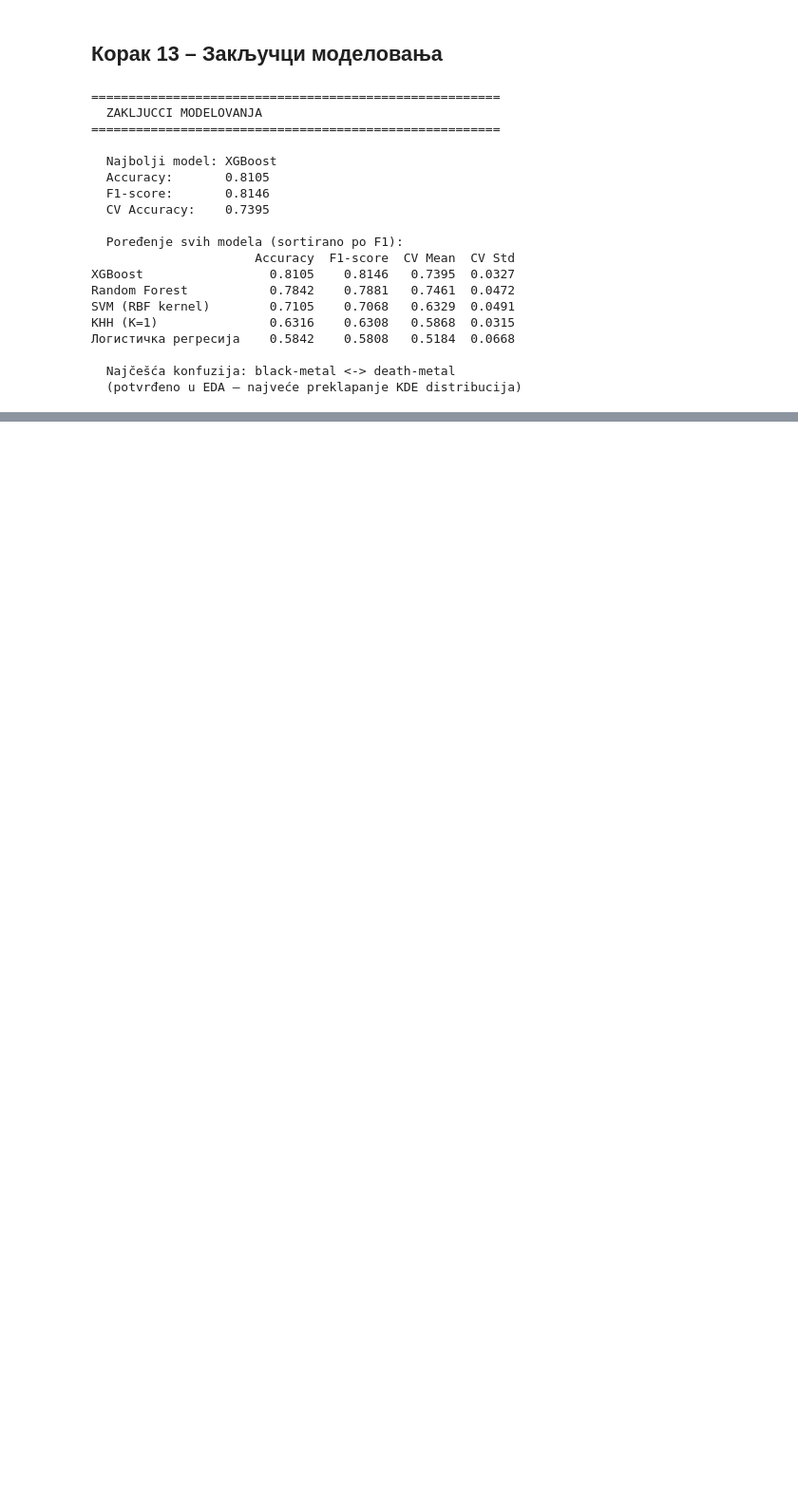
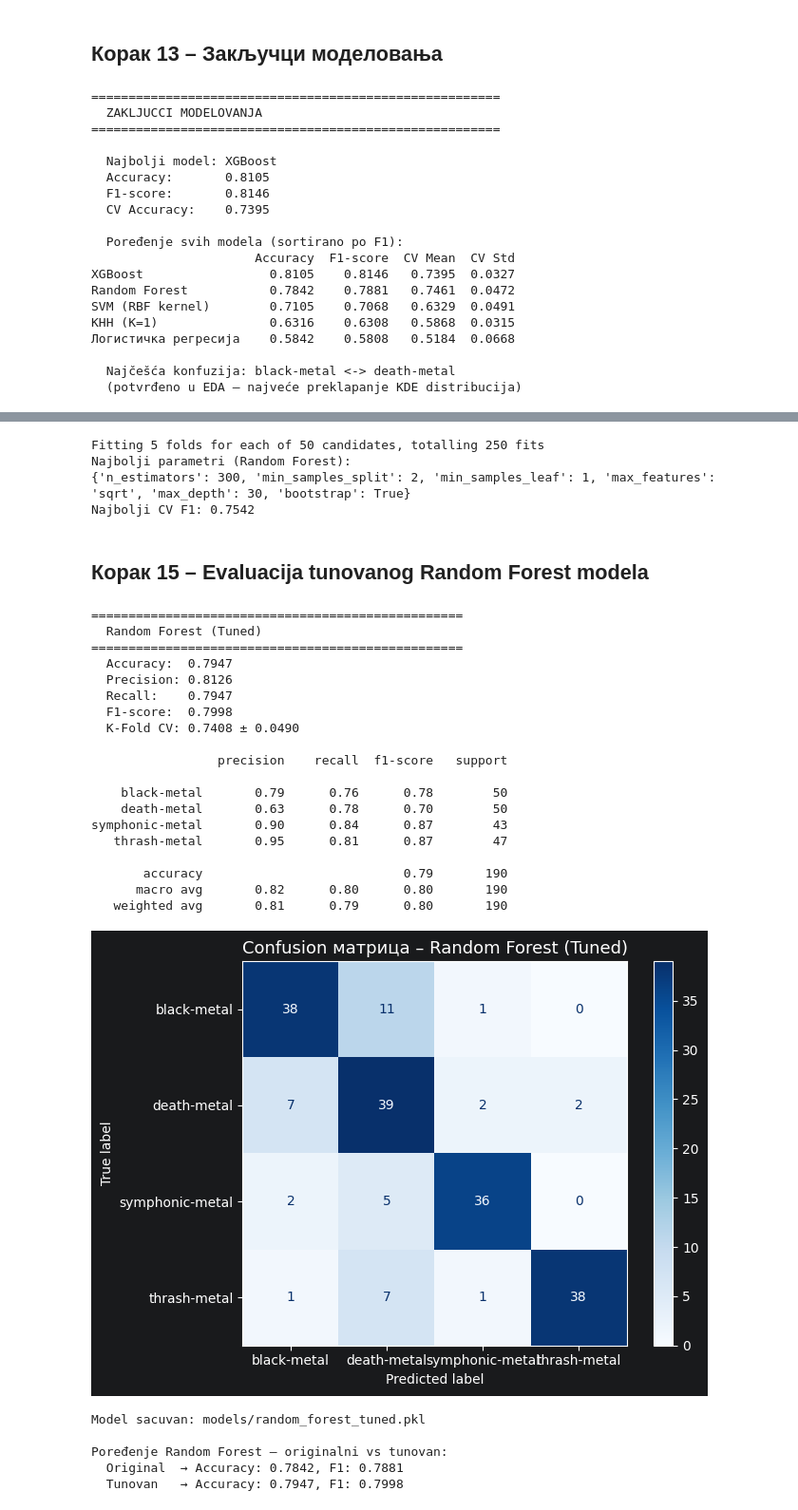
Before and after one commit to durke-m/metal-subgenre-classification, a Jupyter notebook: notebooks/Modeling.ipynb, the cells around one changed output, grey strips where cells are left out. Shown at 95% size. Cells and saved outputs as stored; diff of their text form; code cells hidden in the pictures; blank space fills up the shorter version.

Commit message:
Odradjen hyperparameter tuning, poredjenje rada najboljeg modela sa samo top5 atributa i napravljena Streamlit aplikacija

```diff
--- a/notebooks/Modeling.ipynb
+++ b/notebooks/Modeling.ipynb
@@ -500,0 +503,78 @@ SVM (RBF kernel)        0.7105    0.7068   0.6329  0.0491
+# %%
+from sklearn.model_selection import RandomizedSearchCV
+
+rf_param_dist = {
+    "n_estimators": [100, 200, 300, 500],
+    "max_depth": [None, 10, 20, 30],
+    "min_samples_split": [2, 5, 10],
+    "min_samples_leaf": [1, 2, 4],
+    "max_features": ["sqrt", "log2", None],
+    "bootstrap": [True, False]
+}
+
+rf_base = RandomForestClassifier(random_state=42, n_jobs=-1)
+
+rf_random = RandomizedSearchCV(
+    estimator=rf_base,
+    param_distributions=rf_param_dist,
+    n_iter=50,
+    cv=5,
+    scoring="f1_weighted",
+    random_state=42,
+    n_jobs=-1,
+    verbose=1
+)
+
+rf_random.fit(X_train, y_train)
+
+print("Najbolji parametri (Random Forest):")
+print(rf_random.best_params_)
+print(f"Najbolji CV F1: {rf_random.best_score_:.4f}")
+# %% [output]
+Fitting 5 folds for each of 50 candidates, totalling 250 fits
+Najbolji parametri (Random Forest):
+{'n_estimators': 300, 'min_samples_split': 2, 'min_samples_leaf': 1, 'max_features': 'sqrt', 'max_depth': 30, 'bootstrap': True}
+Najbolji CV F1: 0.7542
+# %% [markdown]
+## Корак 15 – Evaluacija tunovanog Random Forest modela
+# %%
+rf_tuned = rf_random.best_estimator_
+
+rf_tuned_model = evaluate_model(
+    "Random Forest (Tuned)",
+    rf_tuned, X_train, y_train, X_test, y_test, class_names
+)
+
+joblib.dump(rf_tuned_model, "../models/random_forest_tuned.pkl")
+print("Model sacuvan: models/random_forest_tuned.pkl")
+
+# Poredenje sa originalnim RF
+print("\nPoređenje Random Forest – originalni vs tunovan:")
+print(f"  Original  → Accuracy: {results['Random Forest']['Accuracy']:.4f}, F1: {results['Random Forest']['F1-score']:.4f}")
+print(f"  Tunovan   → Accuracy: {results['Random Forest (Tuned)']['Accuracy']:.4f}, F1: {results['Random Forest (Tuned)']['F1-score']:.4f}")
+# %% [output]
+==================================================
+  Random Forest (Tuned)
+==================================================
+  Accuracy:  0.7947
+  Precision: 0.8126
+  Recall:    0.7947
+  F1-score:  0.7998
+  K-Fold CV: 0.7408 ± 0.0490
+
+                 precision    recall  f1-score   support
+
+    black-metal       0.79      0.76      0.78        50
+    death-metal       0.63      0.78      0.70        50
+symphonic-metal       0.90      0.84      0.87        43
+   thrash-metal       0.95      0.81      0.87        47
+
+       accuracy                           0.79       190
+      macro avg       0.82      0.80      0.80       190
+   weighted avg       0.81      0.79      0.80       190
+[figure, added]
+Model sacuvan: models/random_forest_tuned.pkl
+
+Poređenje Random Forest – originalni vs tunovan:
+  Original  → Accuracy: 0.7842, F1: 0.7881
+  Tunovan   → Accuracy: 0.7947, F1: 0.7998
```
Also changed, not shown: parts of 19 cells of this notebook, 4 other files.
